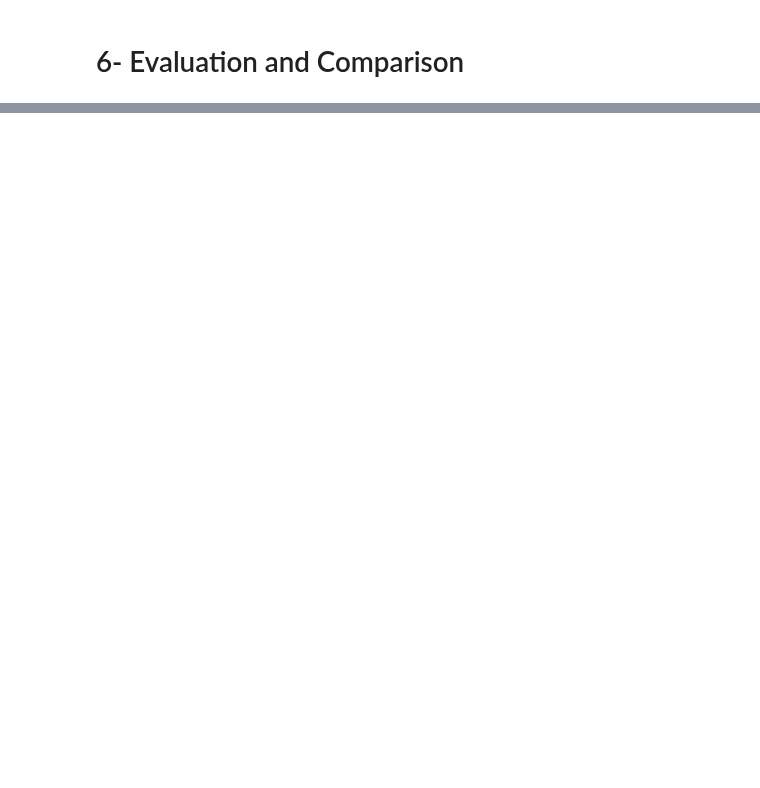
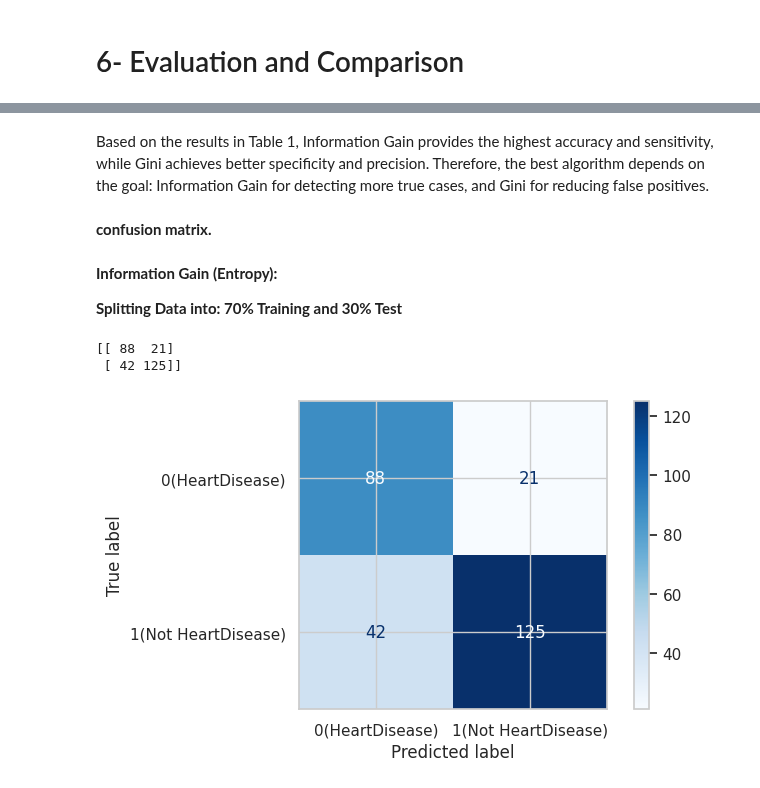
Before and after one commit to roseal3tb/IT326, a Jupyter notebook: final_report.ipynb, the cells around one changed output, grey strips where cells are left out. Drawn from its saved outputs; the diff is of its cells as text; code cells hidden in the pictures; blank space fills up the shorter version.

```diff
--- a/final_report.ipynb
+++ b/final_report.ipynb
@@ -241,0 +251,55 @@ We evaluated the K-Means algorithm for K=2, K=3, and K=4. Based on the Majority
+# %% [markdown]
+Based on the results in Table 1, Information Gain provides the highest accuracy and sensitivity, while Gini achieves better specificity and precision. Therefore, the best algorithm depends on the goal: Information Gain for detecting more true cases, and Gini for reducing false positives.
+# %% [markdown]
+**confusion matrix.**
+# %% [markdown]
+**Information Gain (Entropy):**
+
+**Splitting Data into: 70% Training and 30% Test**
+# %%
+import pandas as pd
+import numpy as np
+import matplotlib.pyplot as plt
+import seaborn as sns
+
+from scipy import stats
+from sklearn.tree import DecisionTreeClassifier, plot_tree
+from sklearn.model_selection import train_test_split
+from sklearn.metrics import confusion_matrix, ConfusionMatrixDisplay, accuracy_score, classification_report
+from sklearn.preprocessing import LabelEncoder
+
+# Split the dataset into training and testing subsets
+X_train, X_test, y_train, y_test = train_test_split(
+    X, y,
+    test_size=0.3,
+    random_state=1
+)
+
+# Initialize the Decision Tree Classifier using entropy as criterion
+classifier = DecisionTreeClassifier(criterion='entropy', random_state=1)
+
+# Fit the classifier to the training data
+classifier.fit(X_train, y_train)
+
+# Predict labels for the test dataset
+y_pred = classifier.predict(X_test)
+
+
+# Compute the confusion matrix and print it
+cm = confusion_matrix(y_test, y_pred)
+print(cm)
+
+# Define custom class labels for display
+class_labels = {0: '0(HeartDisease)', 1: '1(Not HeartDisease)'}
+
+# Create the ConfusionMatrixDisplay with the custom labels
+disp = ConfusionMatrixDisplay(confusion_matrix=cm,
+                              display_labels=[class_labels[0], class_labels[1]])
+
+# Plot the confusion matrix using the 'Blues' colormap
+disp.plot(cmap=plt.cm.Blues)
+plt.show()
+# %% [output]
+[[ 88  21]
+ [ 42 125]]
+[figure, added]
```
Also changed, not shown: parts of 77 cells of this notebook.
